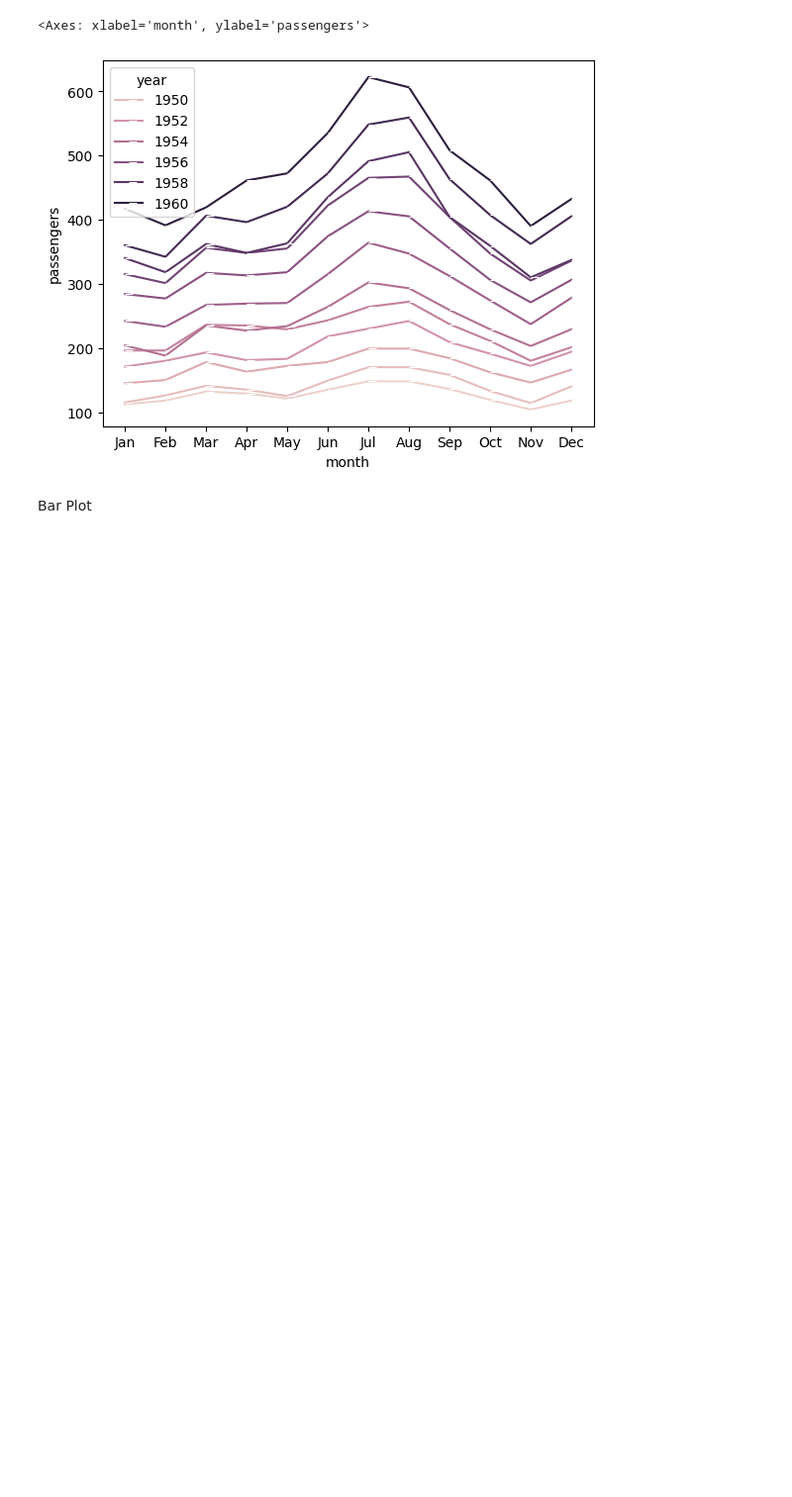
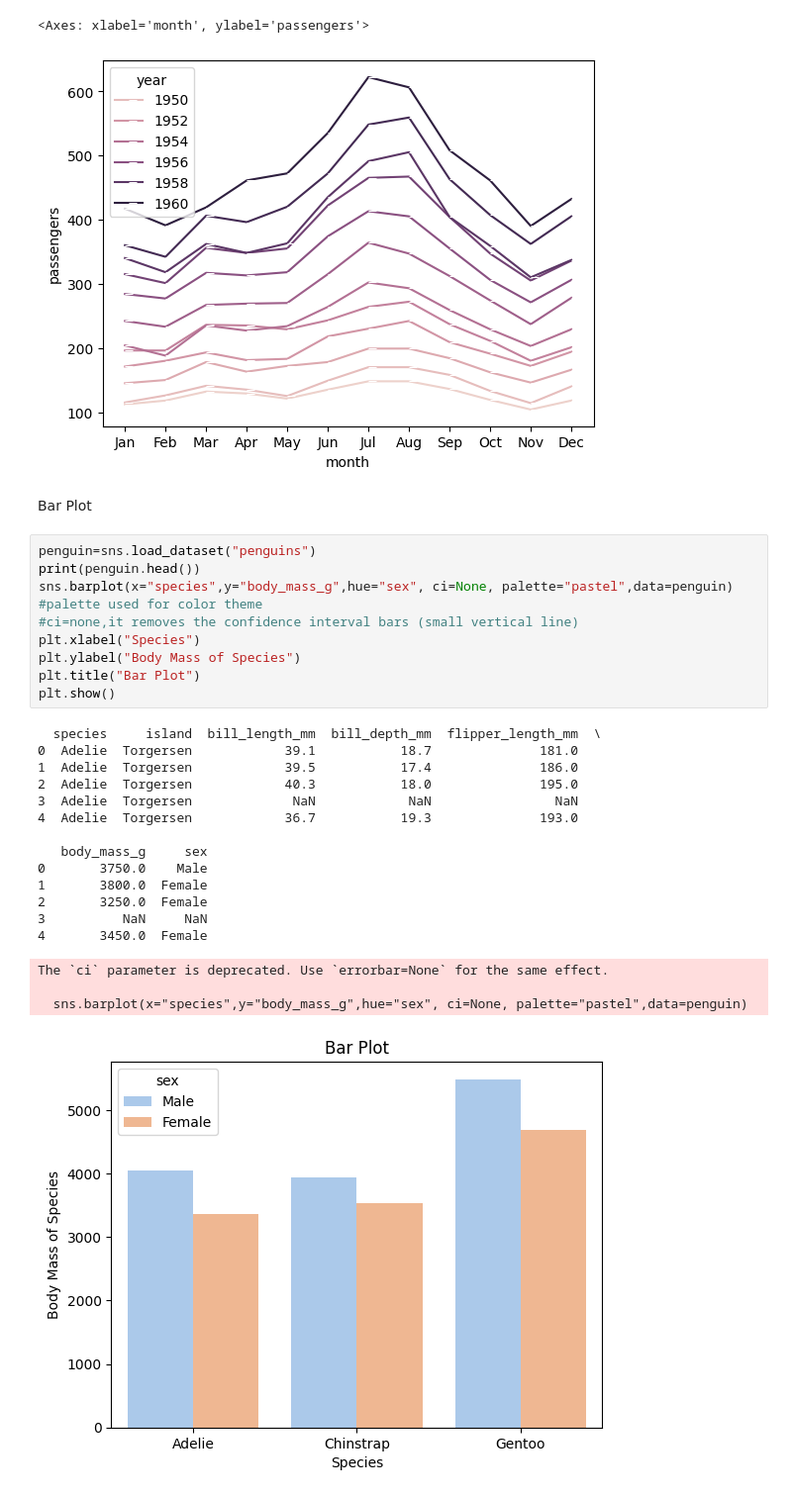
Before and after one commit to Chandni-R53/Data-Science-Fundamentals, a Jupyter notebook: seaborn/seaborn_basics.ipynb, the cells around one changed output. Shown at 99% size. Cells and saved outputs as stored; diff of their text form; blank space fills up the shorter version.

Commit message:
Add seaborn plots such as boxplot,paiplot,kdeplot,histogram,barplot etc.

```diff
--- a/seaborn/seaborn_basics.ipynb
+++ b/seaborn/seaborn_basics.ipynb
@@ -48,3 +48,31 @@ sns.lineplot(x="month",y="passengers",hue="year",marker=True,dashes=False,data=d
 [figure]
 # %% [markdown]
 Bar Plot
+# %%
+penguin=sns.load_dataset("penguins")
+print(penguin.head())
+sns.barplot(x="species",y="body_mass_g",hue="sex", ci=None, palette="pastel",data=penguin)
+#palette used for color theme
+#ci=none,it removes the confidence interval bars (small vertical line)
+plt.xlabel("Species")
+plt.ylabel("Body Mass of Species")
+plt.title("Bar Plot")
+plt.show()
+# %% [output]
+  species     island  bill_length_mm  bill_depth_mm  flipper_length_mm  \
+0  Adelie  Torgersen            39.1           18.7              181.0
+1  Adelie  Torgersen            39.5           17.4              186.0
+2  Adelie  Torgersen            40.3           18.0              195.0
+3  Adelie  Torgersen             NaN            NaN                NaN
+4  Adelie  Torgersen            36.7           19.3              193.0
+
+   body_mass_g     sex
+0       3750.0    Male
+1       3800.0  Female
+2       3250.0  Female
+3          NaN     NaN
+4       3450.0  Female
+The `ci` parameter is deprecated. Use `errorbar=None` for the same effect.
+
+  sns.barplot(x="species",y="body_mass_g",hue="sex", ci=None, palette="pastel",data=penguin)
+[figure, added]
```
Also changed, not shown: parts of 13 cells of this notebook.
